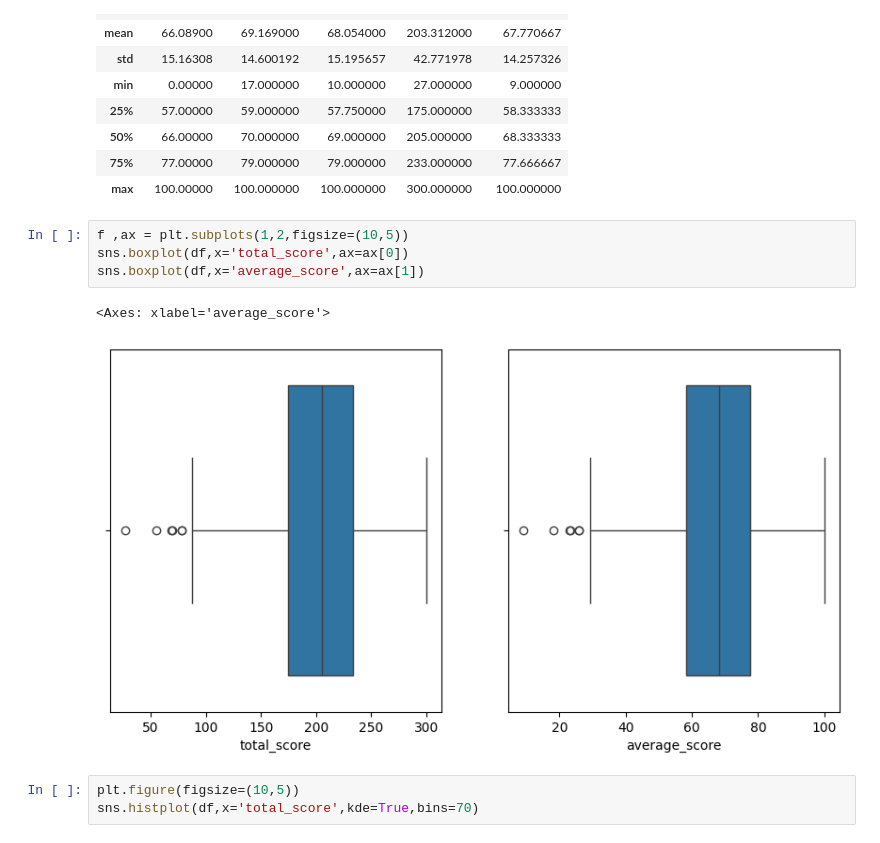
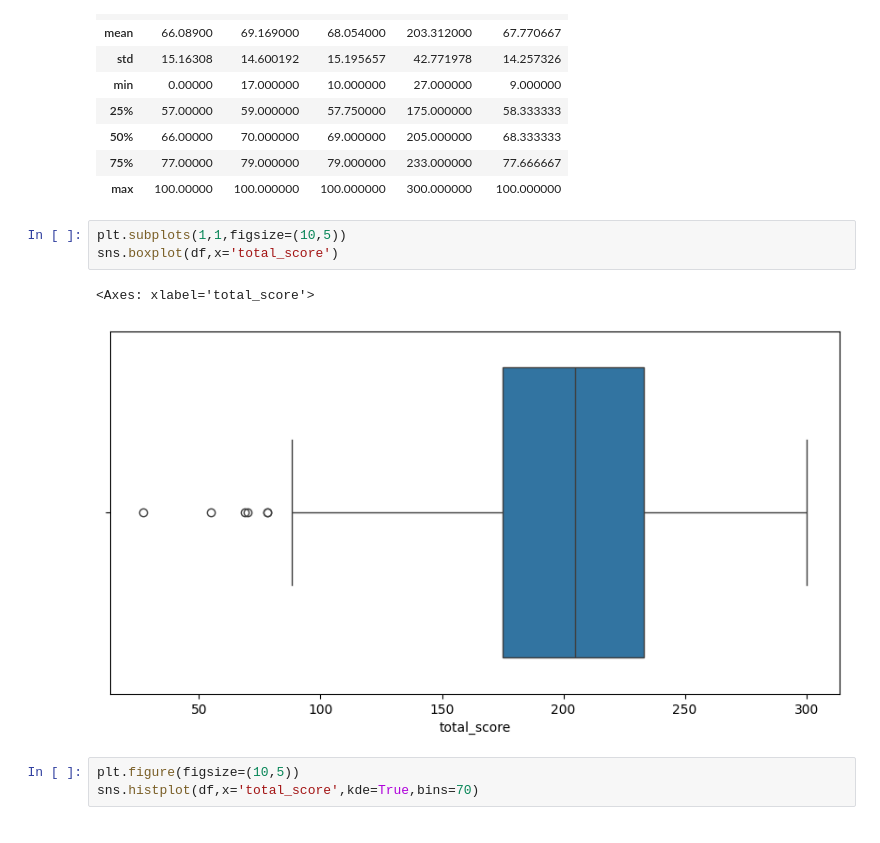
Before and after one commit to ahmedbadr237/StudentPerformanceIndicator, a Jupyter notebook: notebooks/EDA.ipynb, the cells around one changed output. Drawn from its saved outputs; the diff is of its cells as text.

```diff
--- a/notebooks/EDA.ipynb
+++ b/notebooks/EDA.ipynb
@@ -182,12 +186,11 @@ df.describe()
 | 75% | 77.00000 | 79.000000 | 79.000000 | 233.000000 | 77.666667 |
 | max | 100.00000 | 100.000000 | 100.000000 | 300.000000 | 100.000000 |
 # %%
-f ,ax = plt.subplots(1,2,figsize=(10,5))
-sns.boxplot(df,x='total_score',ax=ax[0])
-sns.boxplot(df,x='average_score',ax=ax[1])
+plt.subplots(1,1,figsize=(10,5))
+sns.boxplot(df,x='total_score')
 # %% [output]
-<Axes: xlabel='average_score'>
+<Axes: xlabel='total_score'>
-[figure, old version]
+[figure, new version]
 # %%
 plt.figure(figsize=(10,5))
 sns.histplot(df,x='total_score',kde=True,bins=70)
```
Also changed, not shown: parts of 2 cells of this notebook, 5 other files.
